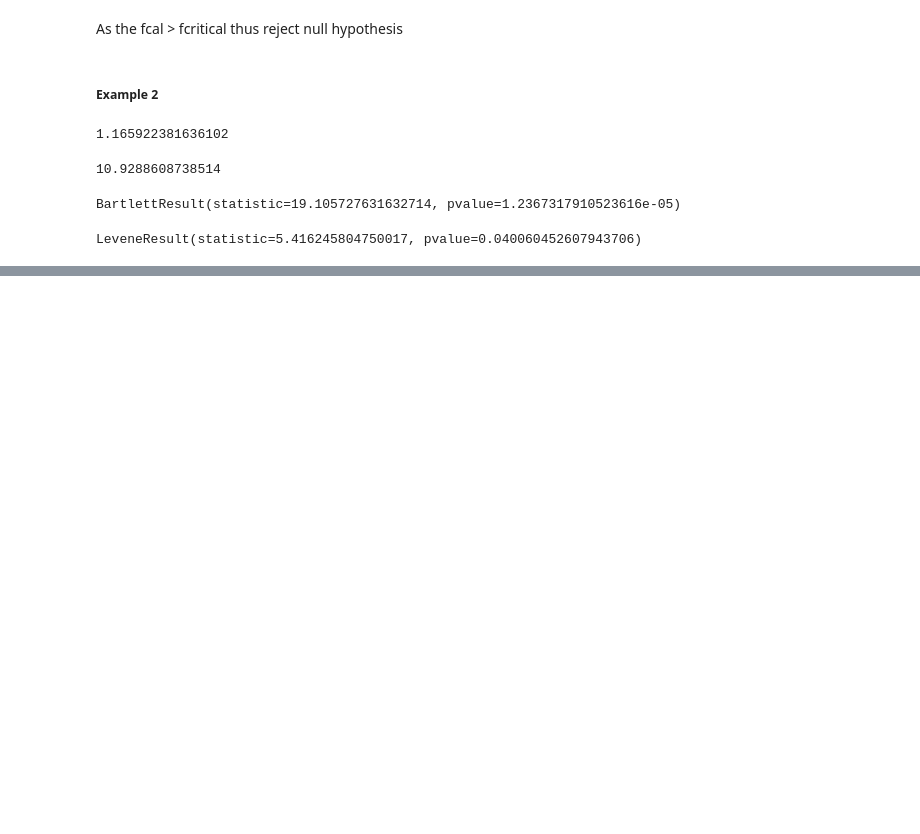
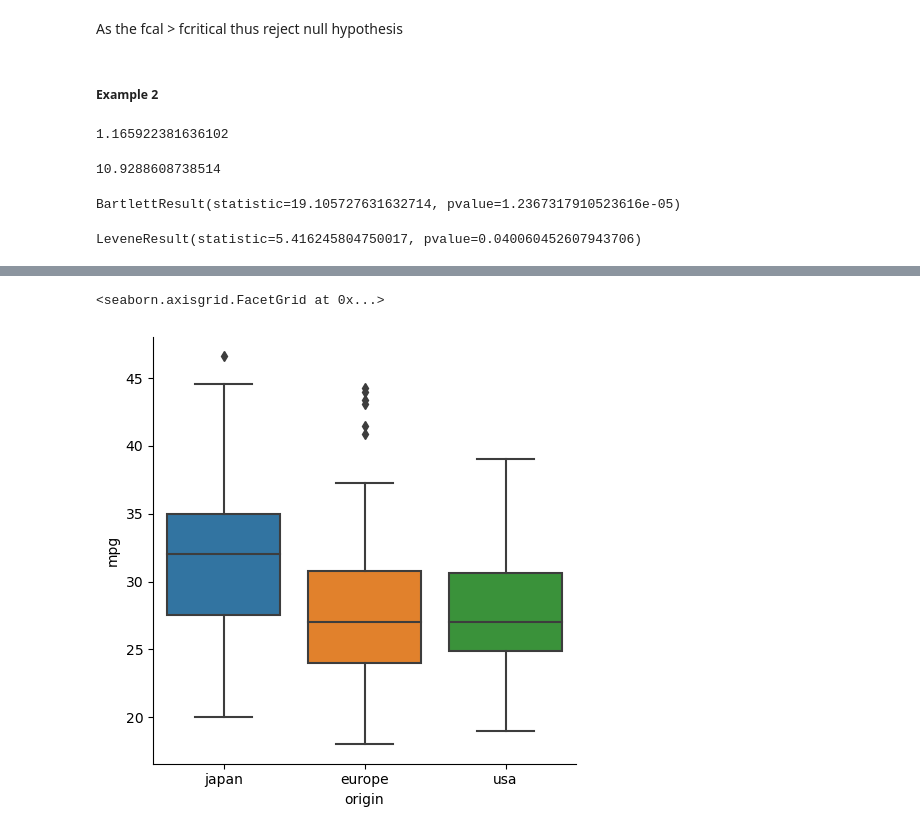
Before and after one commit to rahul-raoniar/Statistics-for-Data-Analysis-using-Python, a Jupyter notebook: 8 Hypothesis testing part 2 (two sample tests)/two_sample_tests.ipynb, the cells around one changed output, grey strips where cells are left out. Cells and saved outputs as stored; diff of their text form; code cells hidden in the pictures; blank space fills up the shorter version.

```diff
--- a/8 Hypothesis testing part 2 (two sample tests)/two_sample_tests.ipynb
+++ b/8 Hypothesis testing part 2 (two sample tests)/two_sample_tests.ipynb
@@ -297,0 +406,13 @@ LeveneResult(statistic=5.416245804750017, pvalue=0.040060452607943706)
+# %%
+# Lets compare 4 cylinders
+mpg4 = mpg.loc[mpg['cylinders']==4, :]
+# %%
+%matplotlib inline
+
+sns.catplot(x = 'origin',
+            y = 'mpg',
+            data = mpg4,
+            kind = 'box')
+# %% [output]
+<seaborn.axisgrid.FacetGrid at 0x...>
+[figure, added]
```
Also changed, not shown: parts of 22 cells of this notebook, 1 other file.
